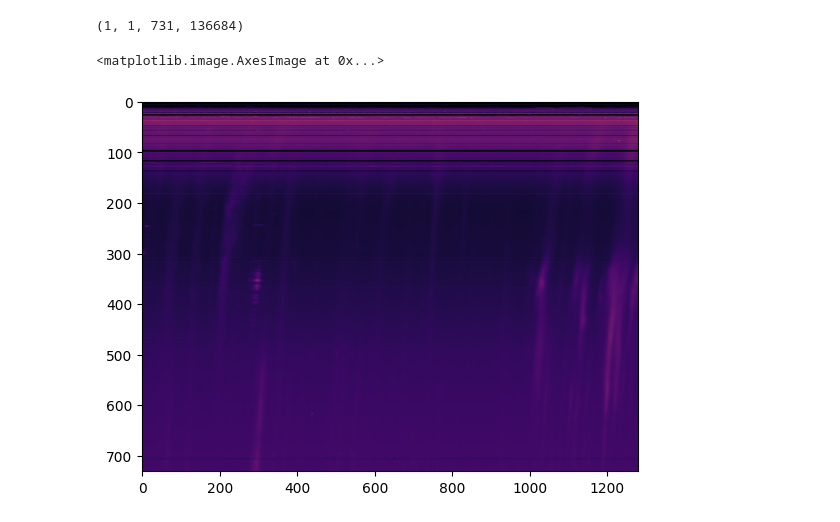
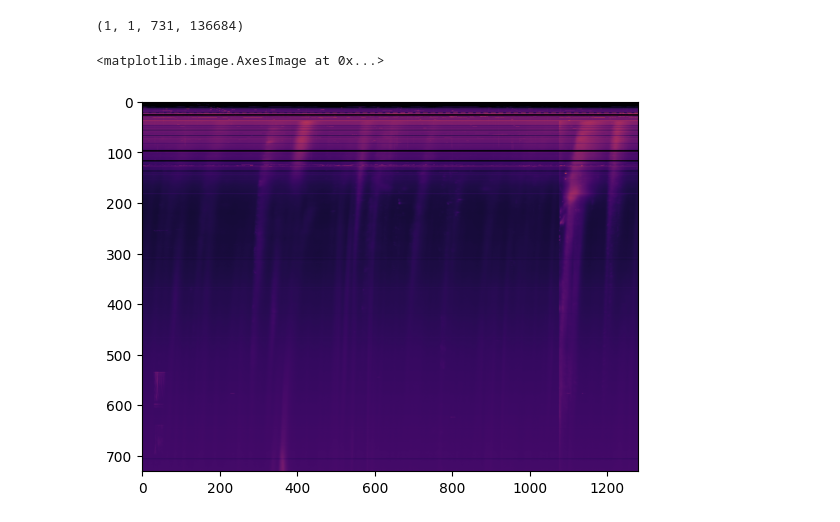
Before and after one commit to peijin94/PhySynthTrainer, a Jupyter notebook: example/detection_demo.ipynb, the cells around one changed output. Drawn from its saved outputs; the diff is of its cells as text; code cells hidden in the pictures.

```diff
--- a/example/detection_demo.ipynb
+++ b/example/detection_demo.ipynb
@@ -27,14 +27,14 @@ print(data.shape)
 # %%
 
 
-starting_idx = 50000
+starting_idx = 55000
 duration = 640*2
 
 plt.imshow(data[0,0,:,starting_idx:starting_idx+duration],
 norm=LogNorm(vmax=300, vmin=0.4) ,cmap='inferno', aspect='auto')
 # %% [output]
 <matplotlib.image.AxesImage at 0x...>
-[figure, old version]
+[figure, new version]
 # %%
 out_size = (640,640)
 data_out = resize(data[0,0,:,starting_idx:starting_idx+duration], out_size, anti_aliasing=True)
```
Also changed, not shown: parts of 1 cell of this notebook, 1 other file.
